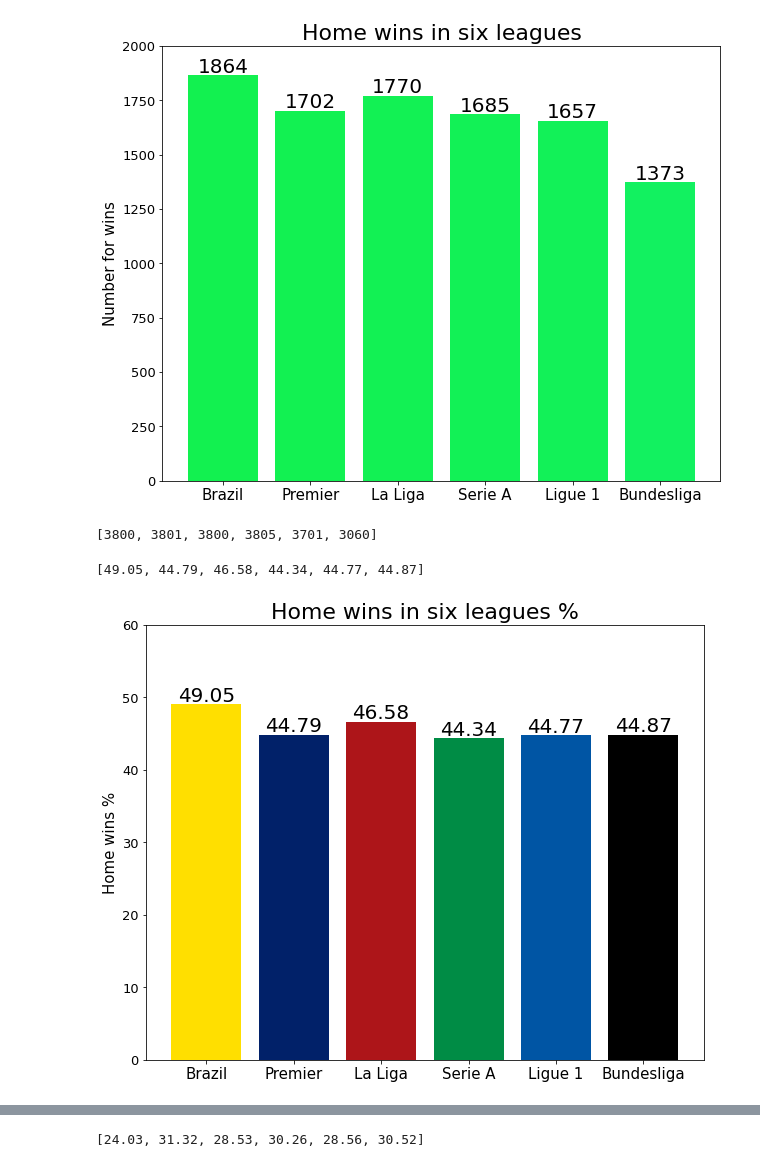
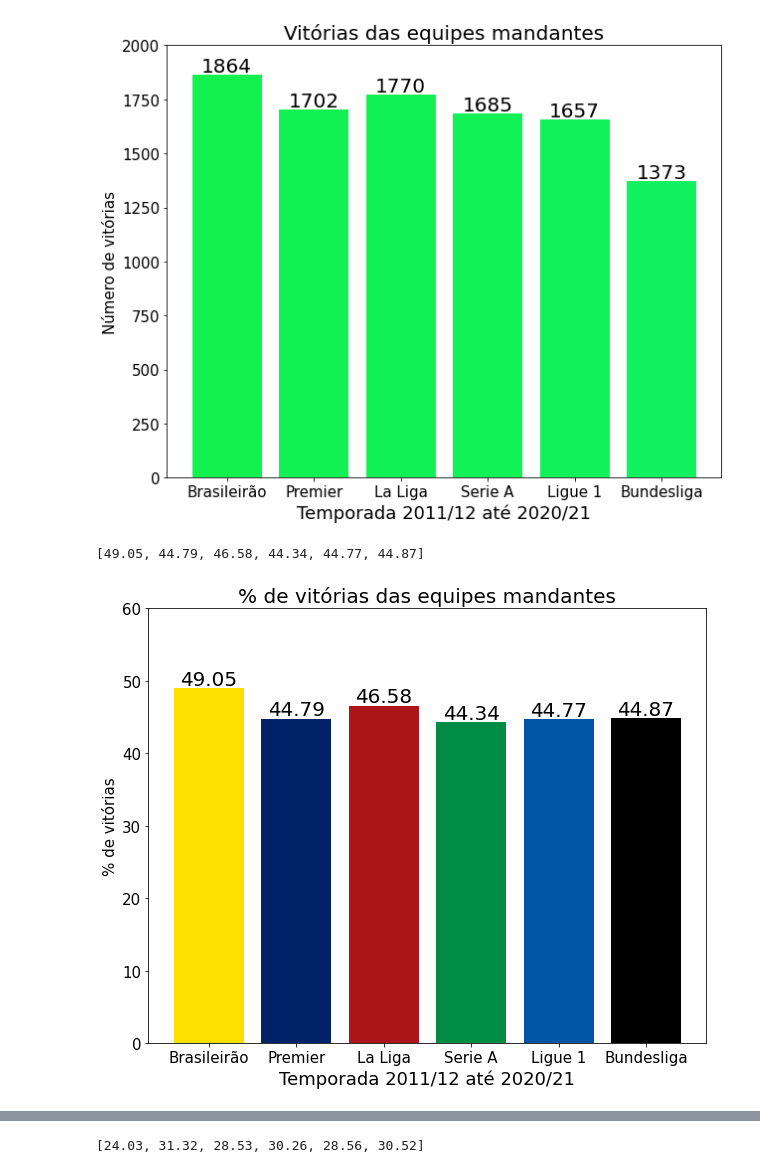
Before and after one commit to cientistadados93/SoccerStudies, a Jupyter notebook: SoccerStudyOne.ipynb, the cells around one changed output, grey strips where cells are left out. Drawn from its saved outputs; the diff is of its cells as text; code cells hidden in the pictures.

```diff
--- a/SoccerStudyOne.ipynb
+++ b/SoccerStudyOne.ipynb
@@ -12,38 +12,36 @@ serieA = pd.read_csv('/content/drive/MyDrive/CSV/serieA.csv')
 ligue1 = pd.read_csv('/content/drive/MyDrive/CSV/ligue1.csv')
 bundesliga = pd.read_csv('/content/drive/MyDrive/CSV/bundesliga.csv')
 # %%
-leagues = ['Brazil', 'Premier', 'La Liga', 'Serie A', 'Ligue 1', 'Bundesliga']
+leagues = ['Brasileirão', 'Premier', 'La Liga', 'Serie A', 'Ligue 1', 'Bundesliga']
 home_win = [len(brazilA[brazilA.Res== 'H']), len(premier[premier.FTR == 'H']), len(laliga[laliga.FTR == 'H']), len(serieA[serieA.FTR== 'H']), len(ligue1[ligue1.FTR == 'H']), len(bundesliga[bundesliga.FTR == 'H'])]
 draw = [len(brazilA[brazilA.Res== 'D']), len(premier[premier.FTR == 'D']), len(laliga[laliga.FTR == 'D']), len(serieA[serieA.FTR== 'D']), len(ligue1[ligue1.FTR == 'D']), len(bundesliga[bundesliga.FTR == 'D'])]
 away_win = [len(brazilA[brazilA.Res== 'A']), len(premier[premier.FTR == 'A']), len(laliga[laliga.FTR == 'A']), len(serieA[serieA.FTR== 'A']), len(ligue1[ligue1.FTR == 'A']), len(bundesliga[bundesliga.FTR == 'A'])]
 # %%
 x = np.arange(len(leagues))
 plt.figure(figsize=(10,8))
 
 plot = plt.bar(x, home_win, color=['#12F150', '#12F152', '#12F154', '#12F156', '#12F158', '#12F160'])
 
 for i in plot.patches:
   plt.annotate(i.get_height(),
                 (i.get_x() + i.get_width()/2,i.get_height()),
                 ha='center', va='baseline',fontsize=20,
                 xytext=(0,3),
                 textcoords='offset points'
                 )
 
-plt.title("Home wins in six leagues", fontsize="22")
-plt.yticks(size='13')
+plt.title('Vitórias das equipes mandantes', fontsize='20')
+plt.yticks(size='15')
 plt.xticks(x, leagues, size='15')
 plt.ylim(0,2000)
-plt.ylabel('Number for wins', size='15')
+plt.ylabel('Número de vitórias', size='15')
+plt.xlabel('Temporada 2011/12 até 2020/21', size='18')
 plt.savefig("/content/drive/MyDrive/Images/homewins.jpeg")
 plt.show()
 # %% [output]
-[figure, old version]
+[figure, new version]
 # %%
 totalmatches = [len(brazilA), len(premier), len(laliga), len(serieA), len(ligue1), len(bundesliga)]
-print(totalmatches)
-# %% [output]
-[3800, 3801, 3800, 3805, 3701, 3060]
 # %%
 home_rate = [(float(home_win[0])/(3800))*100, (float(home_win[1])/(3800))*100, (float(home_win[2])/(3800))*100, (float(home_win[3])/(3800))*100, (float(home_win[4])/(totalmatches[4]))*100, (float(home_win[5])/(3060))*100]
 # %%
@@ -65,16 +63,17 @@ for i in plot.patches:
                 textcoords='offset points'
                 )
 
-plt.title("Home wins in six leagues %", fontsize="22")
-plt.yticks(size='13')
+plt.title('% de vitórias das equipes mandantes', fontsize='20')
+plt.yticks(size='15')
 plt.xticks(x, leagues, size='15')
 plt.ylim(0,60)
-plt.ylabel('Home wins %', size='15')
+plt.ylabel('% de vitórias', size='15')
+plt.xlabel('Temporada 2011/12 até 2020/21', size= '18')
 
 plt.savefig("/content/drive/MyDrive/Images/homewinspercent.jpeg")
 plt.show()
 # %% [output]
-[figure, old version]
+[figure, new version]
 # %%
 x = np.arange(len(leagues))
 plt.figure(figsize=(10,8))
```
Also changed, not shown: parts of 4 cells of this notebook.
